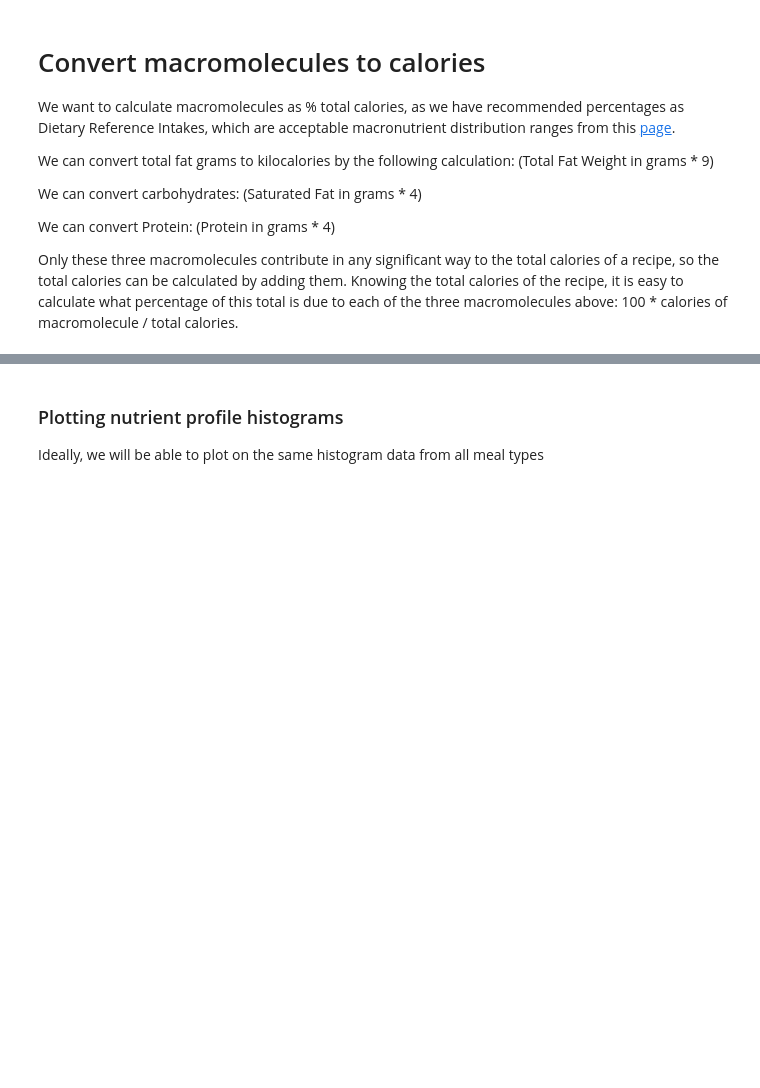
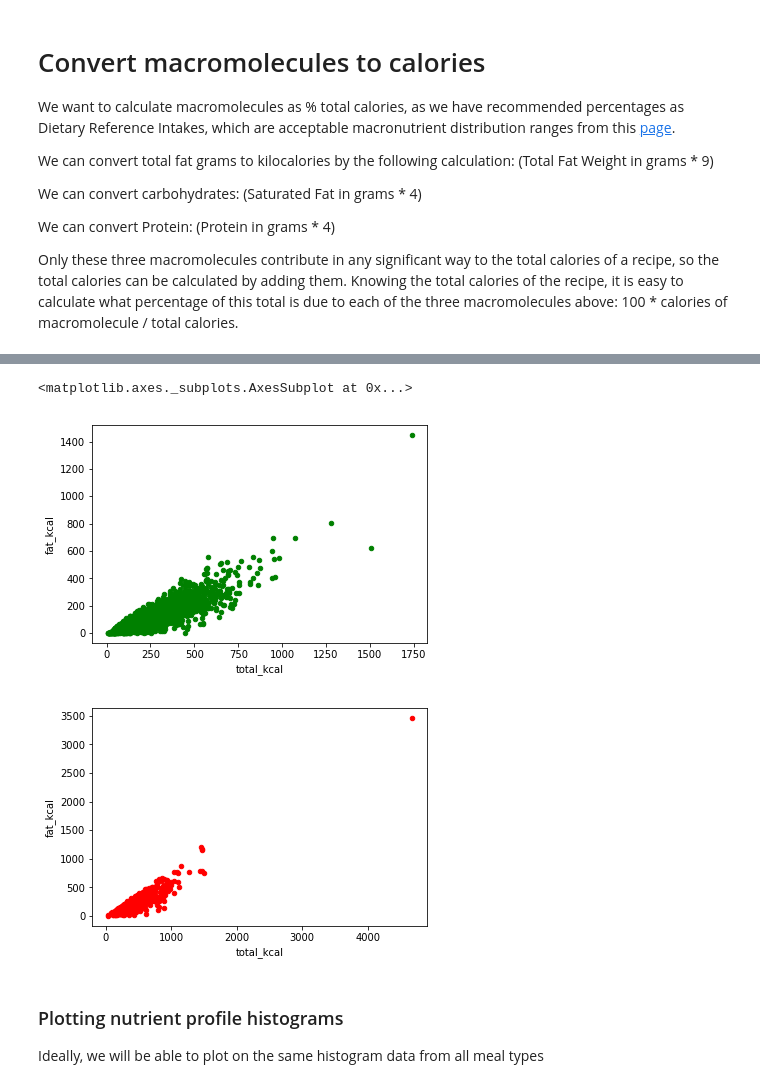
Before and after one commit to strefele/ADA2018-Project, a Jupyter notebook: Data_Analysis.ipynb, the cells around one changed output, grey strips where cells are left out. Saved outputs shown, nothing was run; the diff lists cells and outputs as text; code cells hidden in the pictures; blank space fills up the shorter version.

```diff
--- a/Data_Analysis.ipynb
+++ b/Data_Analysis.ipynb
@@ -426,6 +424,13 @@ vege_kcal_nutrients.head(6)
 meat_kcal_nutrients = calories(meat_nutrients)
 fish_kcal_nutrients = calories(fish_nutrients)
 poultry_kcal_nutrients = calories(poultry_nutrients)
+# %%
+vege_kcal_nutrients.plot('total_kcal', 'fat_kcal', kind='scatter', color='green')
+meat_kcal_nutrients.plot('total_kcal', 'fat_kcal', kind='scatter', color='red')
+# %% [output]
+<matplotlib.axes._subplots.AxesSubplot at 0x...>
+[figure, added]
+[figure, added]
 # %% [markdown]
 ### Plotting nutrient profile histograms
 
```
Also changed, not shown: parts of 4 cells of this notebook.
